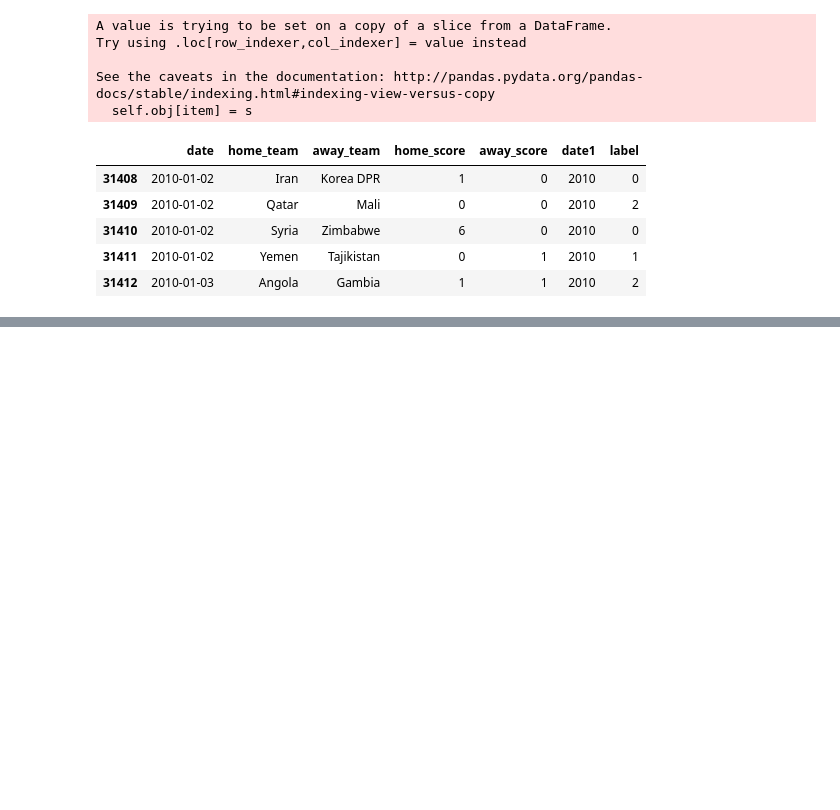
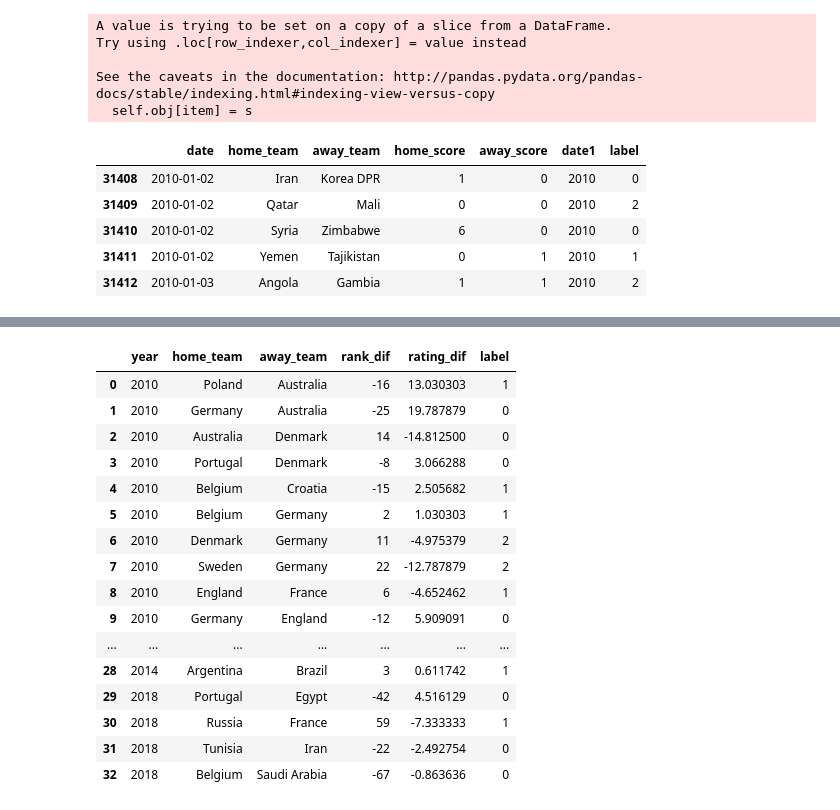
Before and after one commit to ReDI-School/python-data-science, a Jupyter notebook: world_cup_champion_forecast/Project Fifa.ipynb, the cells around one changed output, grey strips where cells are left out. Cells and saved outputs as stored; diff of their text form; code cells hidden in the pictures; blank space fills up the shorter version.

```diff
--- a/world_cup_champion_forecast/Project Fifa.ipynb
+++ b/world_cup_champion_forecast/Project Fifa.ipynb
@@ -176,0 +228,3 @@ fifa2.head()
+# %%
+fifa8=fifa7.loc[:,["year", "home_team", "away_team", "home_rank", "away_rank", "home_rating", "away_rating", "label"]]
+fifa8.head()
@@ -176,0 +238,3 @@ fifa2.head()
+# %%
+fifa8["rank_dif"]=fifa8.home_rank-fifa8.away_rank
+fifa8.head()
@@ -176,0 +248,24 @@ fifa2.head()
+# %%
+fifa8["rating_dif"]=fifa8.home_rating-fifa8.away_rating
+# %%
+fifa9=fifa8.loc[:,["year", "home_team", "away_team", "rank_dif", "rating_dif", "label"]]
+# %%
+fifa9
+# %% [output]
+|  | year | home_team | away_team | rank_dif | rating_dif | label |
+| 0 | 2010 | Poland | Australia | -16 | 13.030303 | 1 |
+| 1 | 2010 | Germany | Australia | -25 | 19.787879 | 0 |
+| 2 | 2010 | Australia | Denmark | 14 | -14.812500 | 0 |
+| 3 | 2010 | Portugal | Denmark | -8 | 3.066288 | 0 |
+| 4 | 2010 | Belgium | Croatia | -15 | 2.505682 | 1 |
+| 5 | 2010 | Belgium | Germany | 2 | 1.030303 | 1 |
+| 6 | 2010 | Denmark | Germany | 11 | -4.975379 | 2 |
+| 7 | 2010 | Sweden | Germany | 22 | -12.787879 | 2 |
+| 8 | 2010 | England | France | 6 | -4.652462 | 1 |
+| 9 | 2010 | Germany | England | -12 | 5.909091 | 0 |
+| ... | ... | ... | ... | ... | ... | ... |
+| 28 | 2014 | Argentina | Brazil | 3 | 0.611742 | 1 |
+| 29 | 2018 | Portugal | Egypt | -42 | 4.516129 | 0 |
+| 30 | 2018 | Russia | France | 59 | -7.333333 | 1 |
+| 31 | 2018 | Tunisia | Iran | -22 | -2.492754 | 0 |
+| 32 | 2018 | Belgium | Saudi Arabia | -67 | -0.863636 | 0 |
```
Also changed, not shown: parts of 13 cells of this notebook, 1 other file.
